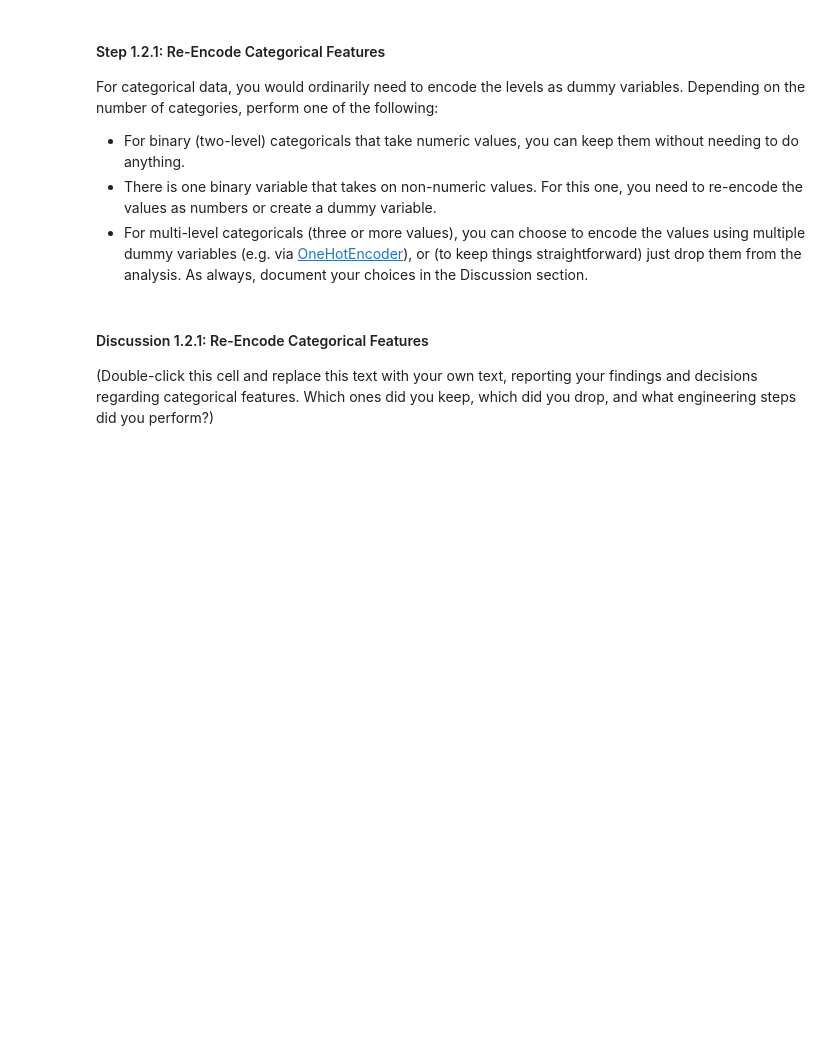
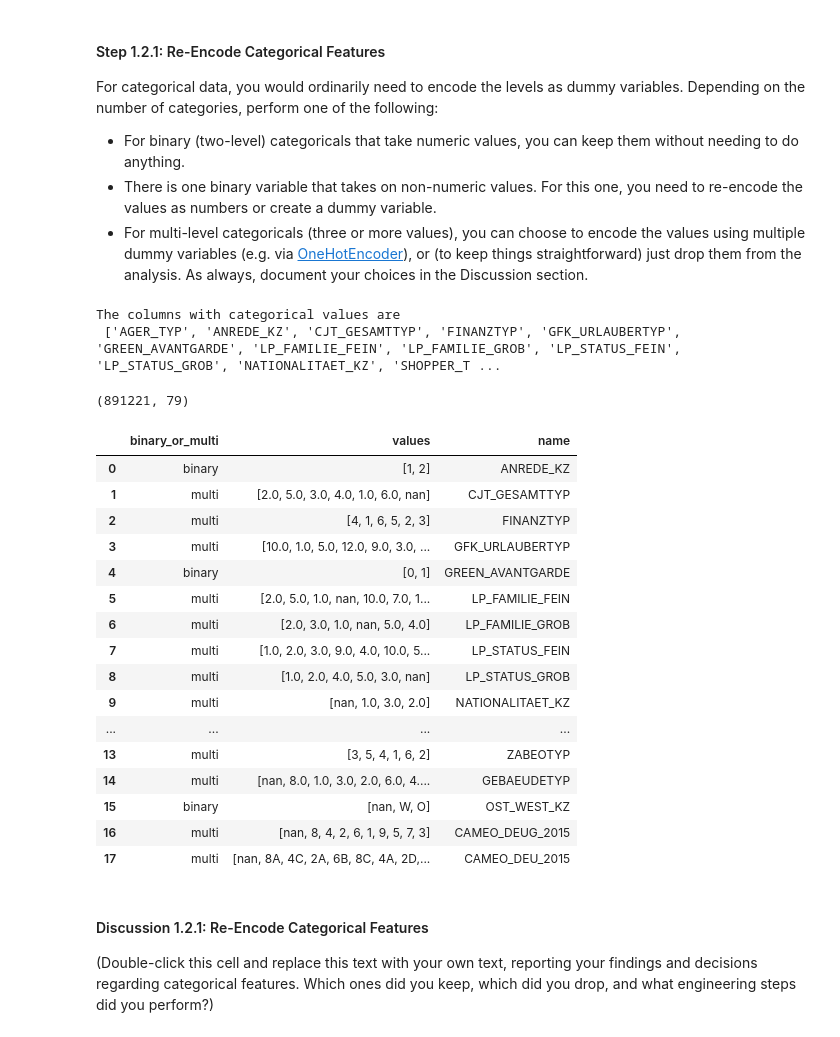
Before and after one commit to ahmedag91/Customer-Segmentation-Using-ML, a Jupyter notebook: Identify_Customer_Segments.ipynb, the cells around one changed output. Cells and saved outputs as stored; diff of their text form; code cells hidden in the pictures; blank space fills up the shorter version.

Commit message:
feat: Update the notebook
Distinguishing binary from non-binary variables has been implemented

```diff
--- a/Identify_Customer_Segments.ipynb
+++ b/Identify_Customer_Segments.ipynb
@@ -400,3 +417,45 @@ For categorical data, you would ordinarily need to encode the levels as dummy va
+# %%
+categorical_cols = list(feat_info.loc[feat_info['type']=='categorical'].attribute.values)
+print('The columns with categorical values are\n', categorical_cols)
+# %% [output]
+The columns with categorical values are
+ ['AGER_TYP', 'ANREDE_KZ', 'CJT_GESAMTTYP', 'FINANZTYP', 'GFK_URLAUBERTYP', 'GREEN_AVANTGARDE', 'LP_FAMILIE_FEIN', 'LP_FAMILIE_GROB', 'LP_STATUS_FEIN', 'LP_STATUS_GROB', 'NATIONALITAET_KZ', 'SHOPPER_T ...
+# %%
+azdias.shape
+# %% [output]
+(891221, 79)
+# %%
+# Assess categorical variables: which are binary, which are multi-level, and
+# which one needs to be re-encoded?
+cat_types = {'binary_or_multi':[], 'values':[], 'name':[]}
+azdias_cols = azdias.columns
+for col in categorical_cols:
+    if col in azdias_cols:
+        if len(azdias[col].unique())==2 or (len(azdias[col].unique())==3 and azdias[col].isnull().sum()>0):
+            cat_types['binary_or_multi'].append('binary')
+        else:
+            cat_types['binary_or_multi'].append('multi')
+        cat_types['name'].append(col)
+        cat_types['values'].append(azdias[col].unique())
+display(pd.DataFrame(cat_types))
+# %% [output]
+|  | binary_or_multi | values | name |
+| 0 | binary | [1, 2] | ANREDE_KZ |
+| 1 | multi | [2.0, 5.0, 3.0, 4.0, 1.0, 6.0, nan] | CJT_GESAMTTYP |
+| 2 | multi | [4, 1, 6, 5, 2, 3] | FINANZTYP |
+| 3 | multi | [10.0, 1.0, 5.0, 12.0, 9.0, 3.0, ... | GFK_URLAUBERTYP |
+| 4 | binary | [0, 1] | GREEN_AVANTGARDE |
+| 5 | multi | [2.0, 5.0, 1.0, nan, 10.0, 7.0, 1... | LP_FAMILIE_FEIN |
+| 6 | multi | [2.0, 3.0, 1.0, nan, 5.0, 4.0] | LP_FAMILIE_GROB |
+| 7 | multi | [1.0, 2.0, 3.0, 9.0, 4.0, 10.0, 5... | LP_STATUS_FEIN |
+| 8 | multi | [1.0, 2.0, 4.0, 5.0, 3.0, nan] | LP_STATUS_GROB |
+| 9 | multi | [nan, 1.0, 3.0, 2.0] | NATIONALITAET_KZ |
+| ... | ... | ... | ... |
+| 13 | multi | [3, 5, 4, 1, 6, 2] | ZABEOTYP |
+| 14 | multi | [nan, 8.0, 1.0, 3.0, 2.0, 6.0, 4.... | GEBAEUDETYP |
+| 15 | binary | [nan, W, O] | OST_WEST_KZ |
+| 16 | multi | [nan, 8, 4, 2, 6, 1, 9, 5, 7, 3] | CAMEO_DEUG_2015 |
+| 17 | multi | [nan, 8A, 4C, 2A, 6B, 8C, 4A, 2D,... | CAMEO_DEU_2015 |
 # %%
 # Re-encode categorical variable(s) to be kept in the analysis.
 # %% [markdown]
```
Also changed, not shown: parts of 18 cells of this notebook.
